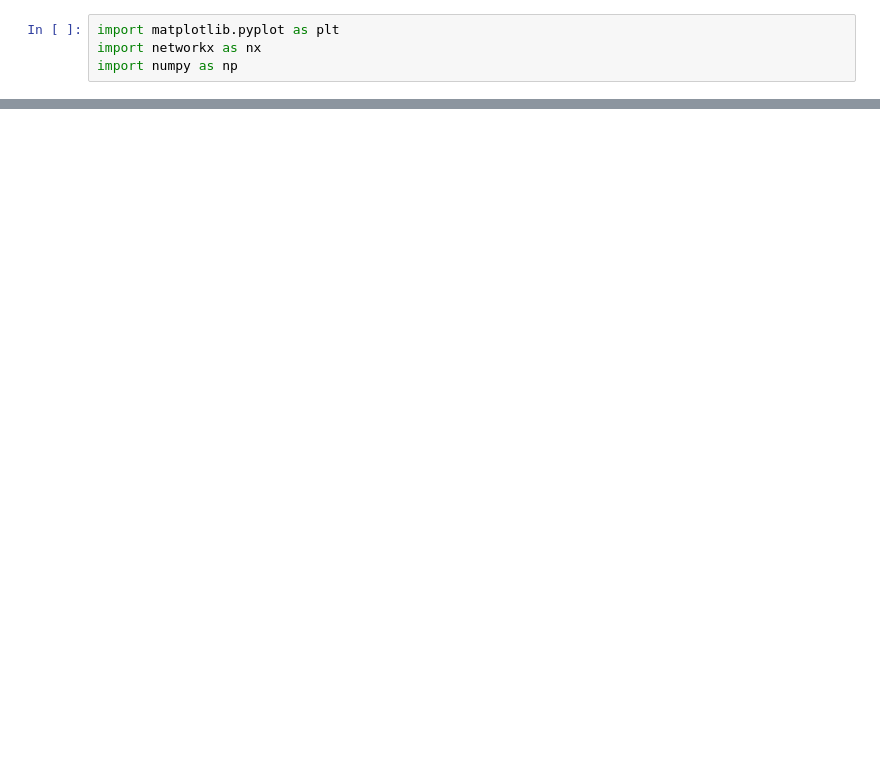
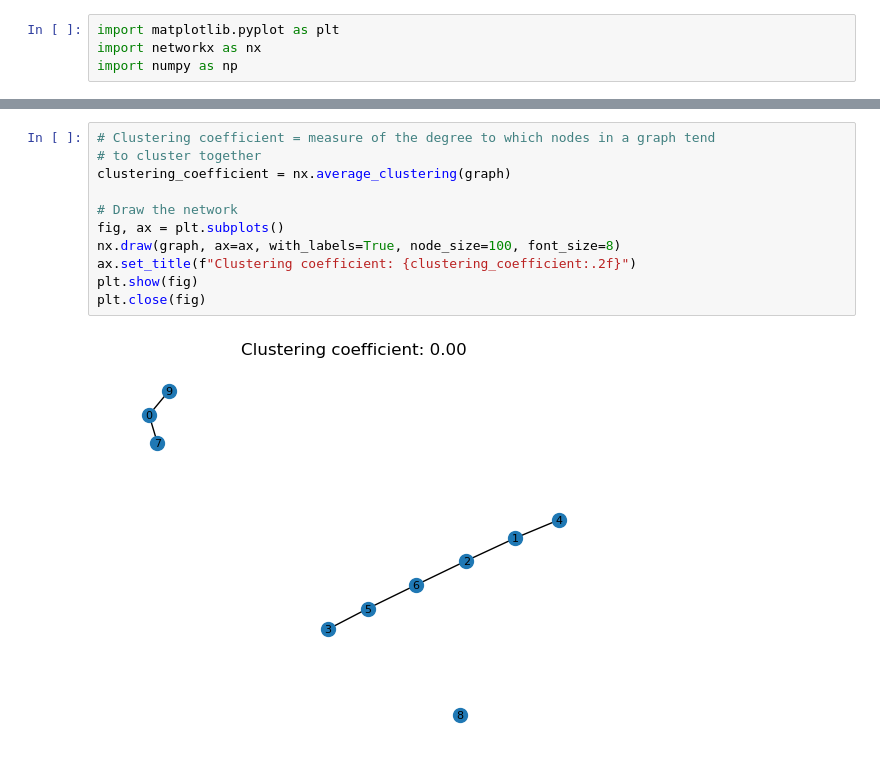
Before and after one commit to daniprec/BAM-Applied-Math-Lab, a Jupyter notebook: sessions/s07_networks/network.ipynb, the cells around one changed output, grey strips where cells are left out. Drawn from its saved outputs; the diff is of its cells as text; blank space fills up the shorter version.

```diff
--- a/sessions/s07_networks/network.ipynb
+++ b/sessions/s07_networks/network.ipynb
@@ -54,0 +106,13 @@ plt.close()
+# %%
+# Clustering coefficient = measure of the degree to which nodes in a graph tend
+# to cluster together
+clustering_coefficient = nx.average_clustering(graph)
+
+# Draw the network
+fig, ax = plt.subplots()
+nx.draw(graph, ax=ax, with_labels=True, node_size=100, font_size=8)
+ax.set_title(f"Clustering coefficient: {clustering_coefficient:.2f}")
+plt.show(fig)
+plt.close(fig)
+# %% [output]
+[figure, added]
```
Also changed, not shown: parts of 19 cells of this notebook.
